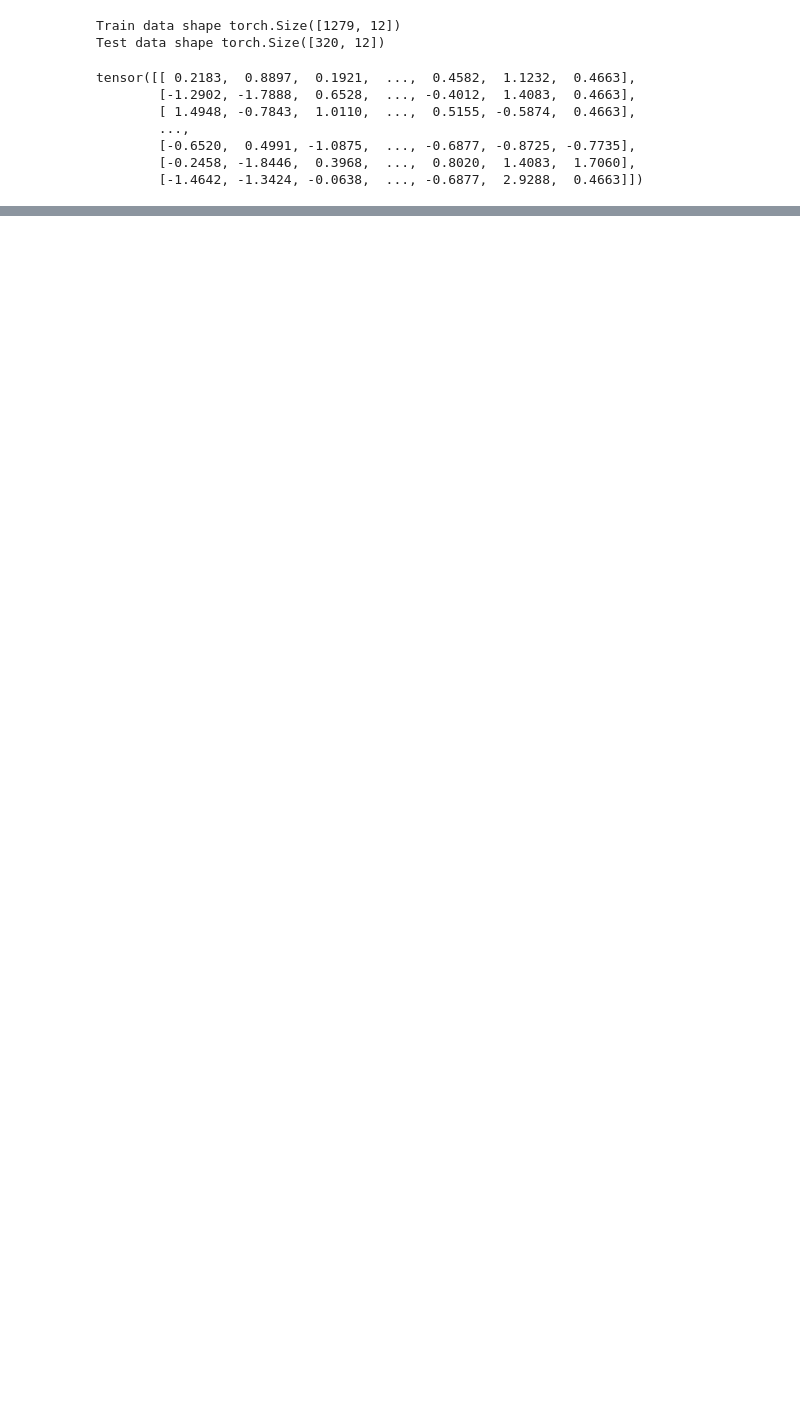
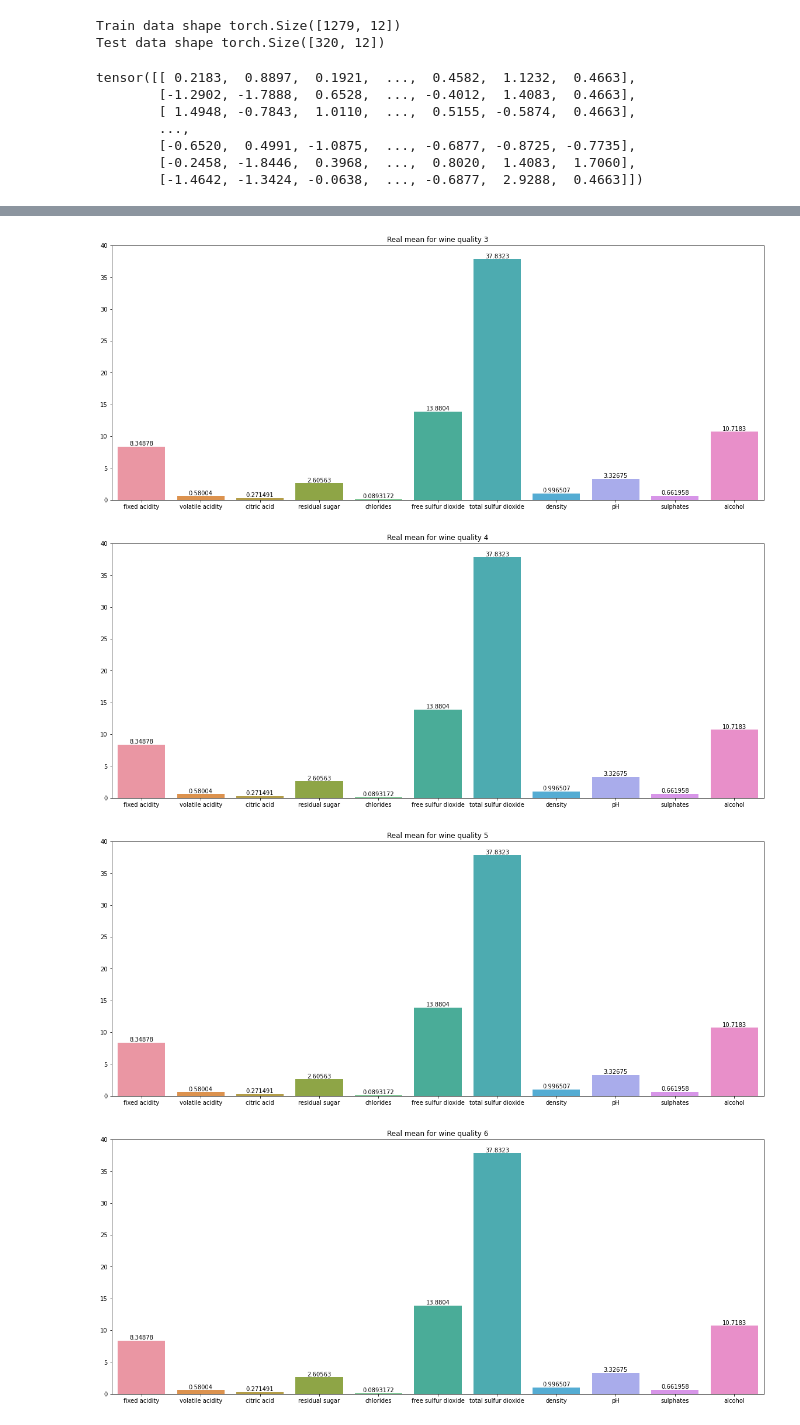
Before and after one commit to olihofmann/cas-aml, a Jupyter notebook: vae-tabular-data/vae.ipynb, the cells around one changed output, grey strips where cells are left out. Saved outputs shown, nothing was run; the diff lists cells and outputs as text; code cells hidden in the pictures; blank space fills up the shorter version.

```diff
--- a/vae-tabular-data/vae.ipynb
+++ b/vae-tabular-data/vae.ipynb
@@ -324,0 +415,8 @@ fake_vs_real_df
+# %%
+for q in range(3, 8):
+    plot_group_bar_plot(group_base, f"Real mean for wine quality {q}")
+# %% [output]
+[figure, added]
+[figure, added]
+[figure, added]
+[figure, added]
```
Also changed, not shown: parts of 26 cells of this notebook.
